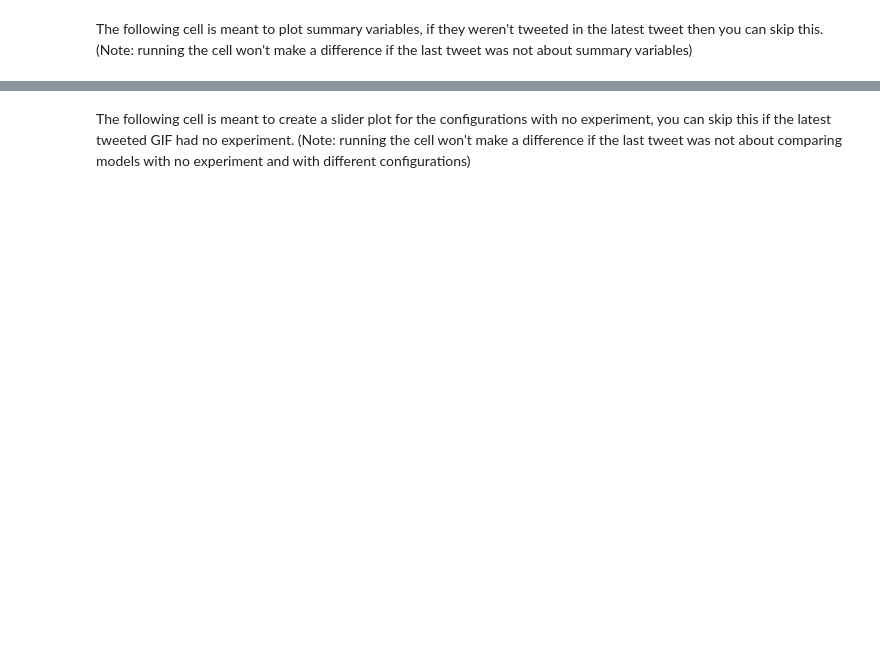
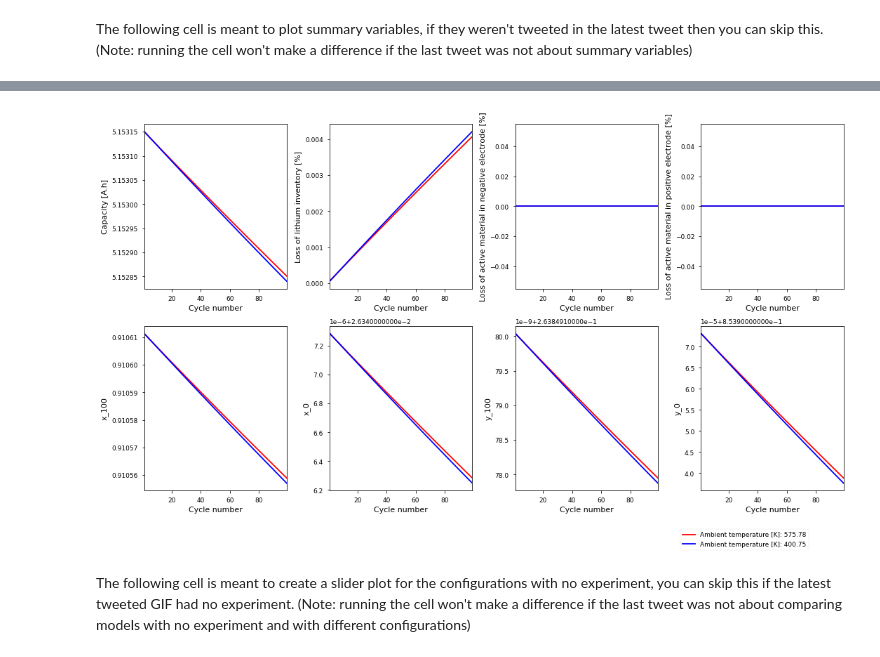
Before and after one commit to pybamm-team/BattBot, a Jupyter notebook: bot/run-simulation.ipynb, the cells around one changed output, grey strips where cells are left out. Saved outputs shown, nothing was run; the diff lists cells and outputs as text; code cells hidden in the pictures; blank space fills up the shorter version.

```diff
--- a/bot/run-simulation.ipynb
+++ b/bot/run-simulation.ipynb
@@ -95,23 +90,39 @@ if config["is_experiment"] and not config["is_comparison"]:
             config["cycle"] * config["number"], termination="80% capacity"
         )
 
-    # defining parameter_values
+
     parameter_values = pybamm.ParameterValues(chemistry=config["chemistry"])
+    param_list = []
+    labels = []
+    solutions = []
 
-    # simulating
-    sim = pybamm.Simulation(
-        model=models[0],
-        experiment=experiment,
-        parameter_values=parameter_values,
-        solver=pybamm.CasadiSolver(mode="safe"),
-    )
+    for i in range(0, len(config["varied_values"])):
+        # copy the original values and append them in the list
+        param_list.append(parameter_values.copy())
 
-    # solving
-    if config["chemistry"] == pybamm.parameter_sets.Ai2020:
-        sim.solve(calc_esoh=False)
-    else:
-        sim.solve()
-    solution = sim.solution
+        # change a parameter value
+        param_list[i][
+            config["param_to_vary"]
+        ] = config["varied_values"][i]
+
+        logger.info(
+            config["param_to_vary"] + ": " + str(param_values[i])
+        )
+
+        labels.append(config["param_to_vary"] + ": " + str(param_values[i]))
+
+        sim = pybamm.Simulation(
+            model=models[0],
+            experiment=experiment,
+            parameter_values=param_list[i],
+        )
+
+        if config["chemistry"] == pybamm.parameter_sets.Ai2020:
+            sim.solve(calc_esoh=False)
+        else:
+            sim.solve()
+        solution = sim.solution
+        solutions.append(solution)
 
     # defining the summary variables
     if config["chemistry"] == pybamm.parameter_sets.Ai2020:
@@ -140,12 +151,15 @@ if config["is_experiment"] and not config["is_comparison"]:
     # plotting the summary variables
     fig, axes = plt.subplots(n, m, figsize=(15, 8))
     for var, ax in zip(vars_to_plot, axes.flat):
-        ax.plot(
-            solution.summary_variables["Cycle number"],
-            solution.summary_variables[var]
-        )
+        for solution in solutions:
+            ax.plot(
+                solution.summary_variables["Cycle number"],
+                solution.summary_variables[var],
+            )
         ax.set_xlabel("Cycle number")
         ax.set_ylabel(var)
         ax.set_xlim([1, solution.summary_variables["Cycle number"][-1]])
     fig.tight_layout()
+    fig.legend(labels, loc="lower left", bbox_to_anchor=(0.77, -0.08))
     plt.show()
+# %% [output]
@@ -152,3 +183,4 @@ if config["is_experiment"] and not config["is_comparison"]:
+[figure, added]
 # %% [markdown]
 The following cell is meant to create a slider plot for the configurations with no experiment, you can skip this if the latest tweeted GIF had no experiment. (Note: running the cell won't make a difference if the last tweet was not about comparing models with no experiment and with different configurations)
 # %%
```
Also changed, not shown: parts of 5 cells of this notebook, 4 other files.
